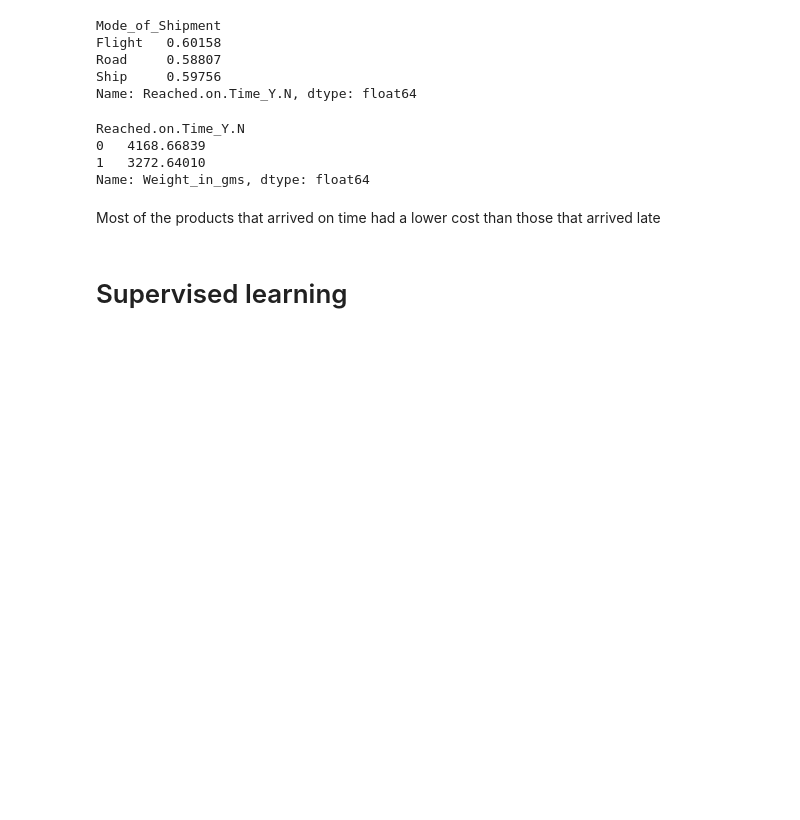
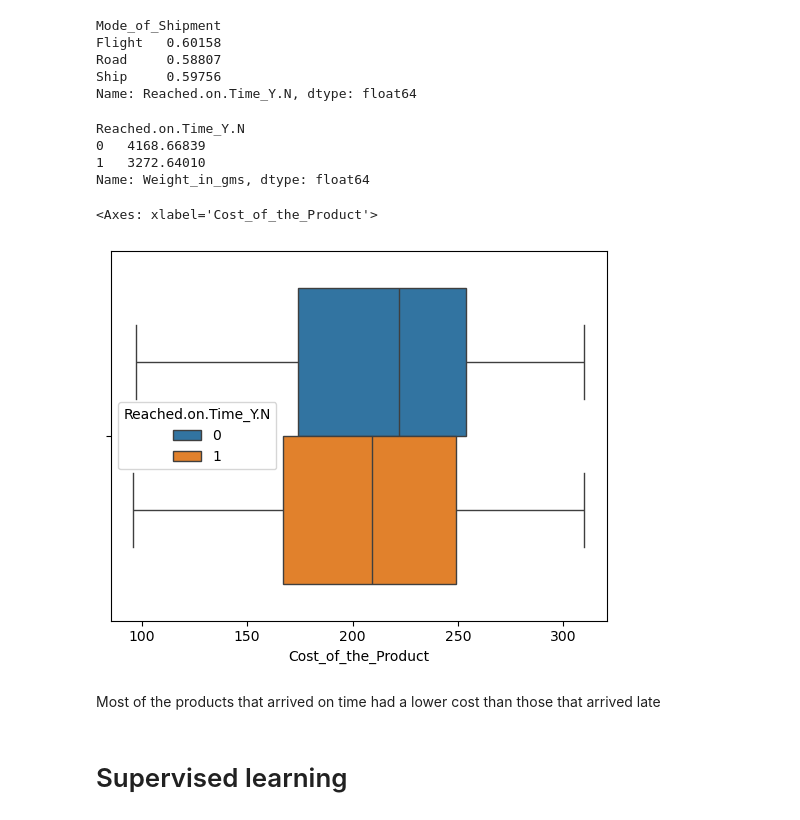
Before and after one commit to aposs1917/E-Commerce-shipping, a Jupyter notebook: E_commerce_shipping.ipynb, the cells around one changed output. Saved outputs shown, nothing was run; the diff lists cells and outputs as text; code cells hidden in the pictures; blank space fills up the shorter version.

```diff
--- a/E_commerce_shipping.ipynb
+++ b/E_commerce_shipping.ipynb
@@ -91,7 +97,10 @@ Reached.on.Time_Y.N
 Name: Weight_in_gms, dtype: float64
 # %%
 #Products that arrived on time tended to be lighter
-px.box(df,x="Cost_of_the_Product",color="Reached.on.Time_Y.N")
+sns.boxplot(df,x="Cost_of_the_Product",hue="Reached.on.Time_Y.N")
+# %% [output]
+<Axes: xlabel='Cost_of_the_Product'>
+[figure, added]
 # %% [markdown]
 Most of the products that arrived on time had a lower cost than those that arrived late
 # %% [markdown]
```
Also changed, not shown: parts of 83 cells of this notebook.
